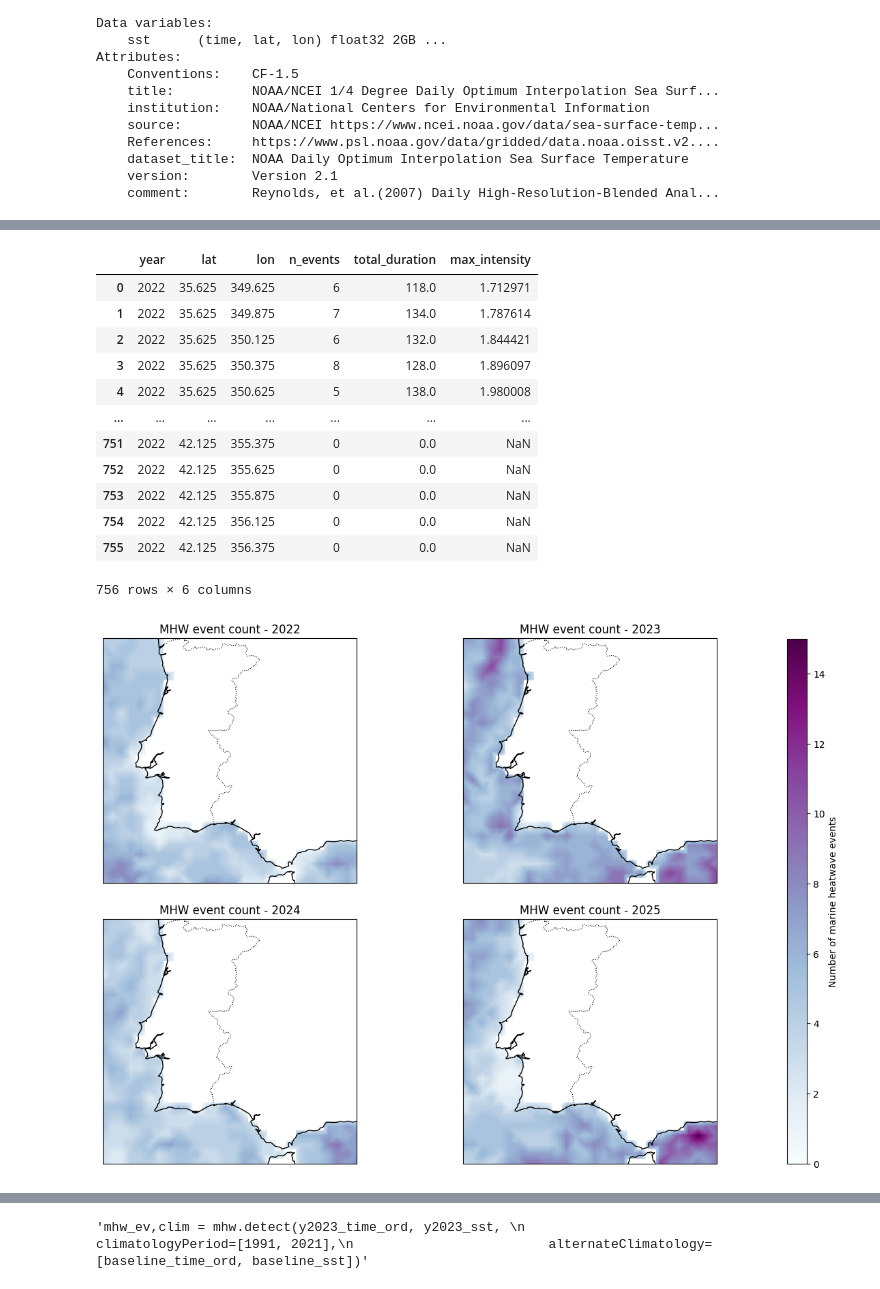
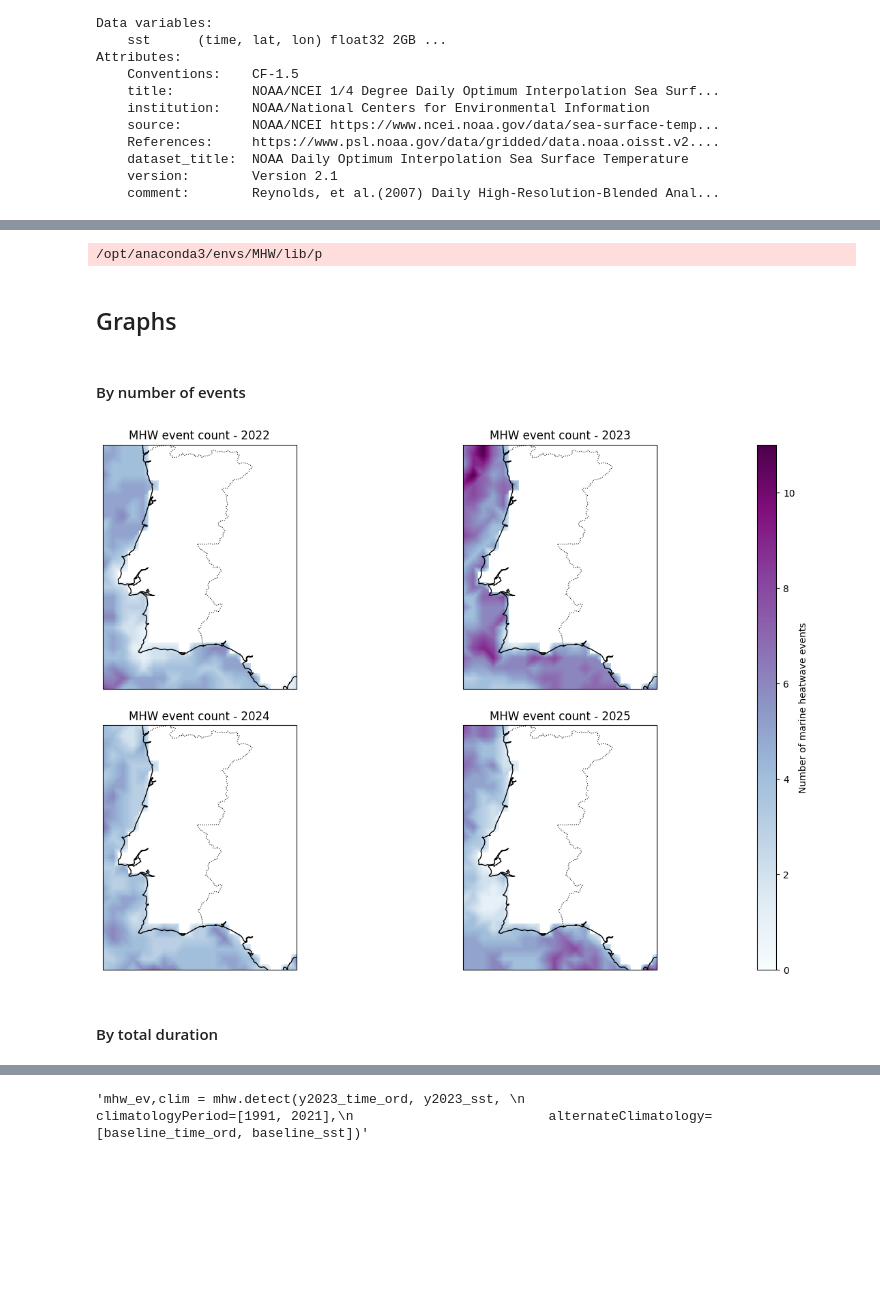
Before and after one commit to silveira-m/marineheatwaves, a Jupyter notebook: mhw_analysis.ipynb, the cells around one changed output, grey strips where cells are left out. Cells and saved outputs as stored; diff of their text form; code cells hidden in the pictures; blank space fills up the shorter version.

Commit message:
New Coordinates Slice

```diff
--- a/mhw_analysis.ipynb
+++ b/mhw_analysis.ipynb
@@ -20,14 +20,14 @@ from matplotlib.gridspec import GridSpec
 ## Get Baseline
 # %%
 def spatial_subset(ds):
-    out = ds.sel(lon=slice(349.5, 356.5),
-                lat=slice(35.5, 42.3))
+    out = ds.sel(lon = slice(350.0, 355.0),
+                 lat = slice(36.0, 42.3))
     return out
 # %%
 baseline_df = pd.DataFrame()
 for year in range(1991, 2022):
 
-    var = xr.open_dataset(f"/Users/miguelsilveira/Documents/Mig Cod/oisst_daily/sst.day.mean.{year}.nc",
+    var = xr.open_dataset(f"oisst_daily/sst.day.mean.{year}.nc",
                         engine="netcdf4", decode_times=True)
 
     print(f'Opening {year}')
@@ -60,11 +62,11 @@ Opening 2021
 # %%
-y2022 = xr.open_dataset("/Users/miguelsilveira/Documents/Mig Cod/oisst_daily/sst.day.mean.2022.nc",
+y2022 = xr.open_dataset("oisst_daily/sst.day.mean.2022.nc",
                         engine="netcdf4", decode_times=True)
-y2023 = xr.open_dataset("/Users/miguelsilveira/Documents/Mig Cod/oisst_daily/sst.day.mean.2023.nc",
+y2023 = xr.open_dataset("oisst_daily/sst.day.mean.2023.nc",
                         engine="netcdf4", decode_times=True)
-y2024 = xr.open_dataset("/Users/miguelsilveira/Documents/Mig Cod/oisst_daily/sst.day.mean.2024.nc",
+y2024 = xr.open_dataset("oisst_daily/sst.day.mean.2024.nc",
                         engine="netcdf4", decode_times=True)
-y2025 = xr.open_dataset("/Users/miguelsilveira/Documents/Mig Cod/oisst_daily/sst.day.mean.2025.nc",
+y2025 = xr.open_dataset("oisst_daily/sst.day.mean.2025.nc",
                         engine="netcdf4", decode_times=True)
 
 print(y2023)
@@ -190,32 +196,15 @@ yearly_dfs = {
     2024: df_2024,
     2025: df_2025
 }
+# %% [output]
+/opt/anaconda3/envs/MHW/lib/p
-# %%
-df_2022
-# %% [output]
-|  | year | lat | lon | n_events | total_duration | max_intensity |
-| 0 | 2022 | 35.625 | 349.625 | 6 | 118.0 | 1.712971 |
-| 1 | 2022 | 35.625 | 349.875 | 7 | 134.0 | 1.787614 |
-| 2 | 2022 | 35.625 | 350.125 | 6 | 132.0 | 1.844421 |
-| 3 | 2022 | 35.625 | 350.375 | 8 | 128.0 | 1.896097 |
-| 4 | 2022 | 35.625 | 350.625 | 5 | 138.0 | 1.980008 |
-| ... | ... | ... | ... | ... | ... | ... |
-| 751 | 2022 | 42.125 | 355.375 | 0 | 0.0 | NaN |
-| 752 | 2022 | 42.125 | 355.625 | 0 | 0.0 | NaN |
-| 753 | 2022 | 42.125 | 355.875 | 0 | 0.0 | NaN |
-| 754 | 2022 | 42.125 | 356.125 | 0 | 0.0 | NaN |
-| 755 | 2022 | 42.125 | 356.375 | 0 | 0.0 | NaN |
-756 rows × 6 columns
+# %% [markdown]
+## Graphs
+# %% [markdown]
+#### By number of events
 # %%
 # Open ONE SST file (any year is fine)
-ds_mask = xr.open_dataset(
-    "/Users/miguelsilveira/Documents/Mig Cod/oisst_daily/sst.day.mean.2022.nc",
-    engine="netcdf4",
-    decode_times=True
-)
-
-# Same spatial subset as analysis
-ds_mask = spatial_subset(ds_mask)
+ds_mask = y2022_sel
 
 # TRUE ocean mask (True = ocean, False = land)
 ocean_mask = ~np.isnan(ds_mask["sst"].isel(time=0))
@@ -294,31 +283,33 @@ for ax, (year, df) in zip(axes, yearly_dfs.items()):
     # -----------------------------
     ax.set_extent(
         [lons.min(), lons.max(), lats.min(), lats.max()],
         crs=ccrs.PlateCarree()
     )
 
     ax.add_feature(cfeature.COASTLINE, linewidth=1)
     ax.add_feature(cfeature.BORDERS, linestyle=":", linewidth=0.8)
 
     mesh = ax.pcolormesh(
         lon_grid,
         lat_grid,
         grid_counts,
         cmap="BuPu",
         shading="auto",
         vmin=vmin,
         vmax=vmax,
         transform=ccrs.PlateCarree()
     )
 
     ax.set_title(f"MHW event count - {year}")
 
 # -------------------------------------------------
 # Colorbar (guaranteed no overlap)
 # -------------------------------------------------
 cbar = fig.colorbar(mesh, cax=cax)
 cbar.set_label("Number of marine heatwave events")
 
 plt.show()
 # %% [output]
-[figure, old version]
+[figure, new version]
+# %% [markdown]
+#### By total duration
```
Also changed, not shown: parts of 6 cells of this notebook.
